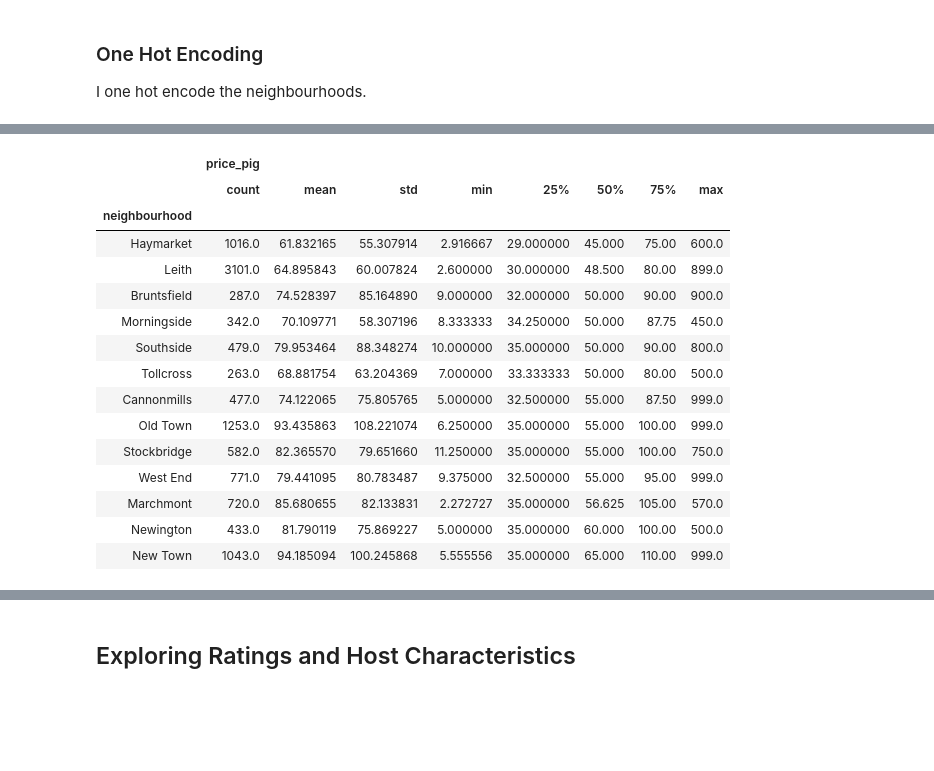
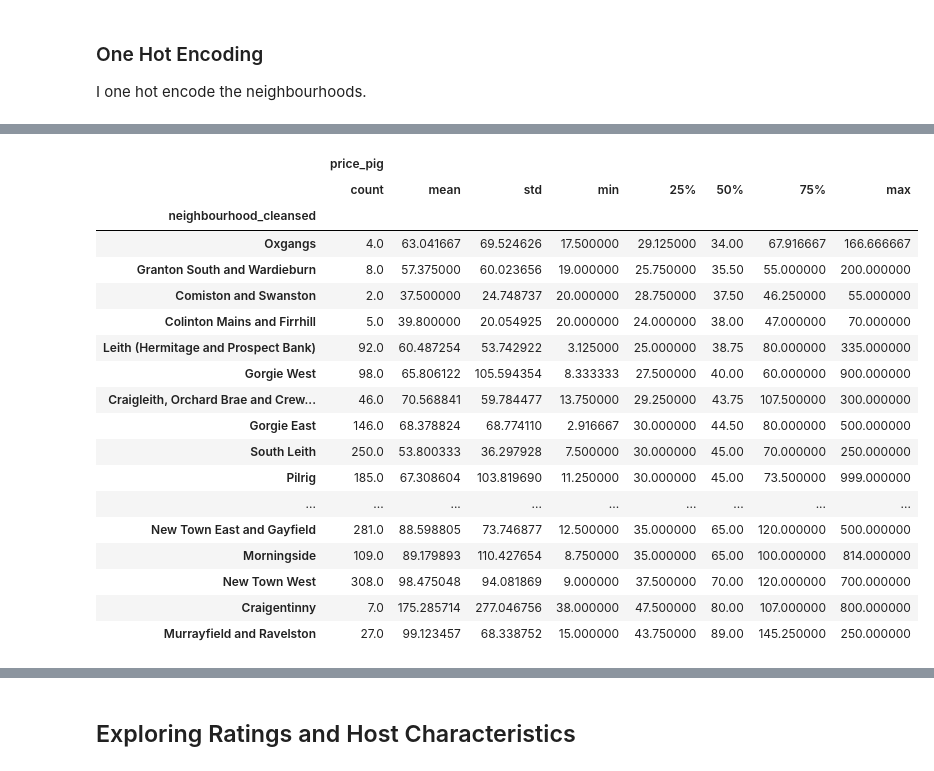
Before and after one commit to anailis/edinburgh-airbnbs, a Jupyter notebook: eda/Listings19.ipynb, the cells around one changed output, grey strips where cells are left out. Drawn from its saved outputs; the diff is of its cells as text; code cells hidden in the pictures; blank space fills up the shorter version.

```diff
--- a/eda/Listings19.ipynb
+++ b/eda/Listings19.ipynb
@@ -431,22 +467,25 @@ listings.groupby('neighbourhood')[['price']].describe().sort_values(('price', '5
 # %%
-listings.groupby('neighbourhood')[['price_pig']].describe().sort_values(('price_pig', '50%'))
+listings20.groupby('neighbourhood_cleansed')[['price_pig']].describe().sort_values(('price_pig', '50%'))
 # %% [output]
 |  | price_pig |  |  |  |  |  |  |  |
 |  | count | mean | std | min | 25% | 50% | 75% | max |
-| neighbourhood |  |  |  |  |  |  |  |  |
-| Haymarket | 1016.0 | 61.832165 | 55.307914 | 2.916667 | 29.000000 | 45.000 | 75.00 | 600.0 |
-| Leith | 3101.0 | 64.895843 | 60.007824 | 2.600000 | 30.000000 | 48.500 | 80.00 | 899.0 |
-| Bruntsfield | 287.0 | 74.528397 | 85.164890 | 9.000000 | 32.000000 | 50.000 | 90.00 | 900.0 |
-| Morningside | 342.0 | 70.109771 | 58.307196 | 8.333333 | 34.250000 | 50.000 | 87.75 | 450.0 |
-| Southside | 479.0 | 79.953464 | 88.348274 | 10.000000 | 35.000000 | 50.000 | 90.00 | 800.0 |
-| Tollcross | 263.0 | 68.881754 | 63.204369 | 7.000000 | 33.333333 | 50.000 | 80.00 | 500.0 |
-| Cannonmills | 477.0 | 74.122065 | 75.805765 | 5.000000 | 32.500000 | 55.000 | 87.50 | 999.0 |
-| Old Town | 1253.0 | 93.435863 | 108.221074 | 6.250000 | 35.000000 | 55.000 | 100.00 | 999.0 |
-| Stockbridge | 582.0 | 82.365570 | 79.651660 | 11.250000 | 35.000000 | 55.000 | 100.00 | 750.0 |
-| West End | 771.0 | 79.441095 | 80.783487 | 9.375000 | 32.500000 | 55.000 | 95.00 | 999.0 |
-| Marchmont | 720.0 | 85.680655 | 82.133831 | 2.272727 | 35.000000 | 56.625 | 105.00 | 570.0 |
-| Newington | 433.0 | 81.790119 | 75.869227 | 5.000000 | 35.000000 | 60.000 | 100.00 | 500.0 |
-| New Town | 1043.0 | 94.185094 | 100.245868 | 5.555556 | 35.000000 | 65.000 | 110.00 | 999.0 |
+| neighbourhood_cleansed |  |  |  |  |  |  |  |  |
+| Oxgangs | 4.0 | 63.041667 | 69.524626 | 17.500000 | 29.125000 | 34.00 | 67.916667 | 166.666667 |
+| Granton South and Wardieburn | 8.0 | 57.375000 | 60.023656 | 19.000000 | 25.750000 | 35.50 | 55.000000 | 200.000000 |
+| Comiston and Swanston | 2.0 | 37.500000 | 24.748737 | 20.000000 | 28.750000 | 37.50 | 46.250000 | 55.000000 |
+| Colinton Mains and Firrhill | 5.0 | 39.800000 | 20.054925 | 20.000000 | 24.000000 | 38.00 | 47.000000 | 70.000000 |
+| Leith (Hermitage and Prospect Bank) | 92.0 | 60.487254 | 53.742922 | 3.125000 | 25.000000 | 38.75 | 80.000000 | 335.000000 |
+| Gorgie West | 98.0 | 65.806122 | 105.594354 | 8.333333 | 27.500000 | 40.00 | 60.000000 | 900.000000 |
+| Craigleith, Orchard Brae and Crew... | 46.0 | 70.568841 | 59.784477 | 13.750000 | 29.250000 | 43.75 | 107.500000 | 300.000000 |
+| Gorgie East | 146.0 | 68.378824 | 68.774110 | 2.916667 | 30.000000 | 44.50 | 80.000000 | 500.000000 |
+| South Leith | 250.0 | 53.800333 | 36.297928 | 7.500000 | 30.000000 | 45.00 | 70.000000 | 250.000000 |
+| Pilrig | 185.0 | 67.308604 | 103.819690 | 11.250000 | 30.000000 | 45.00 | 73.500000 | 999.000000 |
+| ... | ... | ... | ... | ... | ... | ... | ... | ... |
+| New Town East and Gayfield | 281.0 | 88.598805 | 73.746877 | 12.500000 | 35.000000 | 65.00 | 120.000000 | 500.000000 |
+| Morningside | 109.0 | 89.179893 | 110.427654 | 8.750000 | 35.000000 | 65.00 | 100.000000 | 814.000000 |
+| New Town West | 308.0 | 98.475048 | 94.081869 | 9.000000 | 37.500000 | 70.00 | 120.000000 | 700.000000 |
+| Craigentinny | 7.0 | 175.285714 | 277.046756 | 38.000000 | 47.500000 | 80.00 | 107.000000 | 800.000000 |
+| Murrayfield and Ravelston | 27.0 | 99.123457 | 68.338752 | 15.000000 | 43.750000 | 89.00 | 145.250000 | 250.000000 |
 # %%
 def boxplot_sorted(df, by, column):
   df2 = pd.DataFrame({col:vals[column] for col, vals in df.groupby(by)})
```
Also changed, not shown: parts of 22 cells of this notebook.
